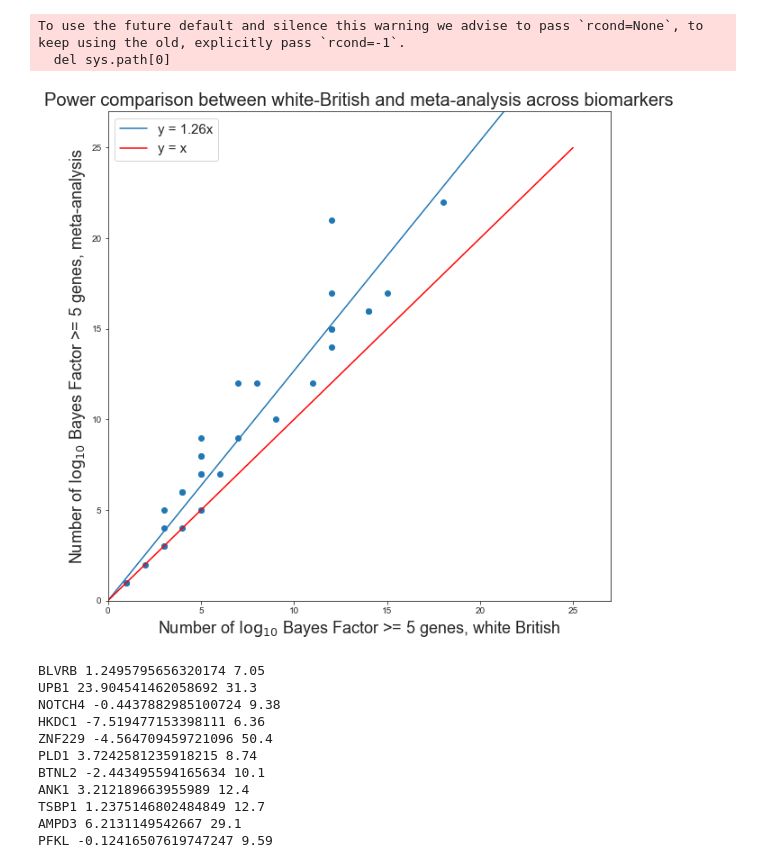
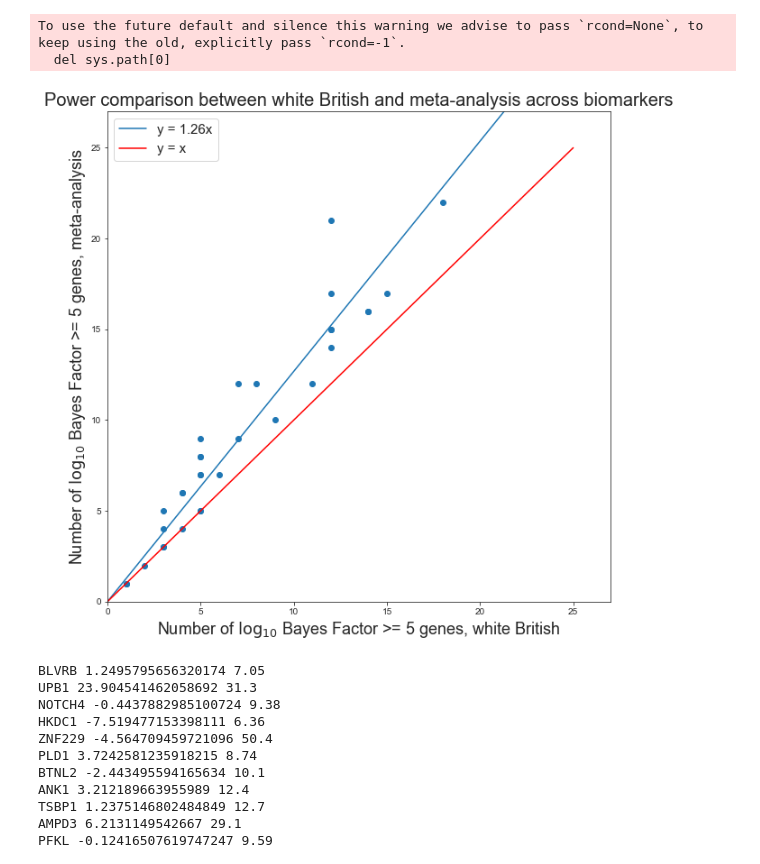
Before and after one commit to rivas-lab/ukbb-tools, a Jupyter notebook: 13_mrp/power_comparison.ipynb, the cells around one changed output. Cells and saved outputs as stored; diff of their text form; code cells hidden in the pictures.

```diff
--- a/13_mrp/power_comparison.ipynb
+++ b/13_mrp/power_comparison.ipynb
@@ -13,32 +13,32 @@ wb = wb[wb[col] >= 5]
 # %%
 ma_hits = ma.groupby('GBE_short_name').count()['#GBE_ID'].reset_index()
 ma_hits.columns = ['GBE_short_name', 'ma_hits']
 wb_hits = wb.groupby('GBE_short_name').count()['#GBE_ID'].reset_index()
 wb_hits.columns = ['GBE_short_name', 'wb_hits']
 
 plt.figure(figsize=(10,10))
 hits = ma_hits.merge(wb_hits, how='outer')
 hits = hits.fillna(0)
 sns.set_style('white')
 sns.set_style('ticks')
 plt.scatter(hits['wb_hits'], hits['ma_hits'])
 
 m, _, _, _ = np.linalg.lstsq(hits['wb_hits'][:,np.newaxis], hits['ma_hits'][:,np.newaxis])
 x = np.linspace(0,25,26)
 plt.plot(x, m[0][0]*x, label='y = ' + str(m[0][0])[:4] + 'x')
 plt.xlabel('Number of $\log_{10}$ Bayes Factor >= 5 genes, white British', fontsize=18)
 plt.ylabel('Number of $\log_{10}$ Bayes Factor >= 5 genes, meta-analysis', fontsize=18)
-plt.title('Power comparison between white-British and meta-analysis across biomarkers', fontsize=20)
+plt.title('Power comparison between white British and meta-analysis across biomarkers', fontsize=20)
 plt.xlim([0,27])
 plt.ylim([0,27])
 plt.plot(x, x, color='red', label='y = x')
 plt.legend(fontsize=15)
 #plt.grid()
 plt.show()
 # %% [output]
 To use the future default and silence this warning we advise to pass `rcond=None`, to keep using the old, explicitly pass `rcond=-1`.
   del sys.path[0]
-[figure, old version]
+[figure, new version]
 # %%
 wb = pd.read_table('biomarkers_mrp_rv_array_gbe.tsv.gz')
 
```
Also changed, not shown: 2 other files.
